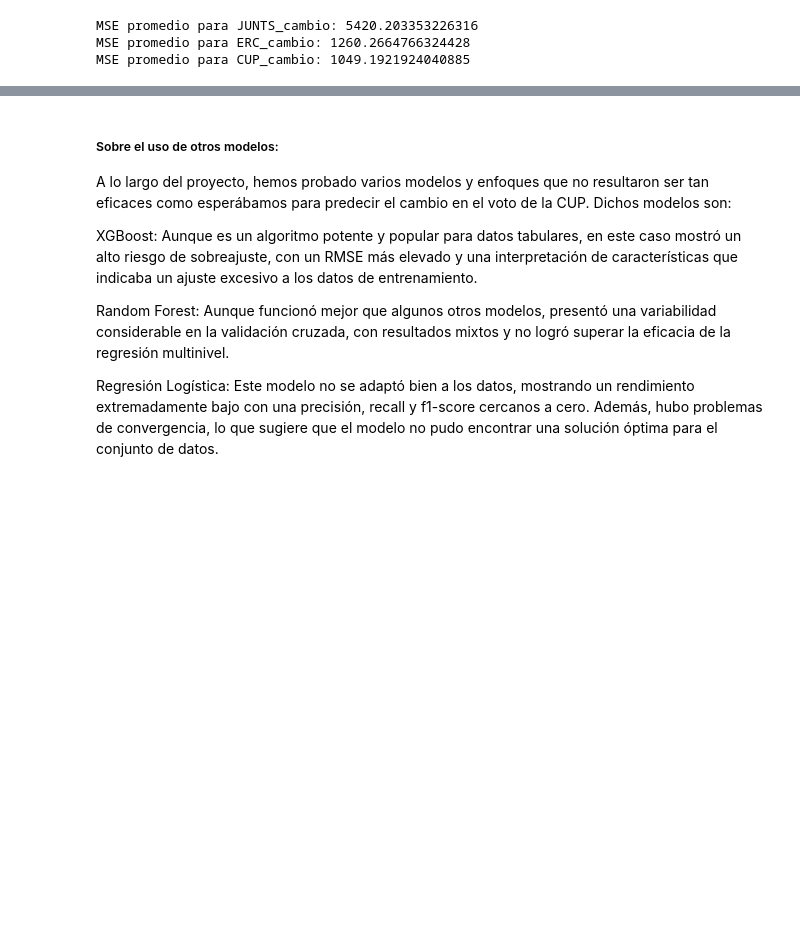
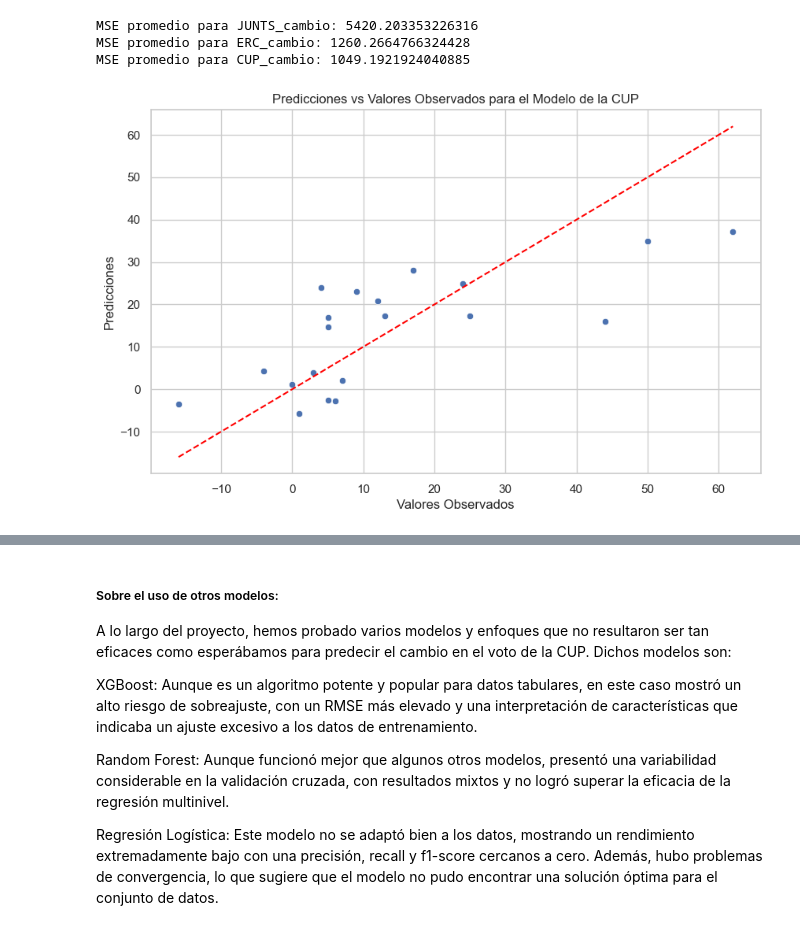
Before and after one commit to awfuentes76/Proyecto_final, a Jupyter notebook: Proyecto_final.ipynb, the cells around one changed output, grey strips where cells are left out. Saved outputs shown, nothing was run; the diff lists cells and outputs as text; code cells hidden in the pictures; blank space fills up the shorter version.

```diff
--- a/Proyecto_final.ipynb
+++ b/Proyecto_final.ipynb
@@ -791,6 +794,23 @@ print(f"MSE promedio para CUP_cambio: {mse_cup_mean}")
 MSE promedio para JUNTS_cambio: 5420.203353226316
 MSE promedio para ERC_cambio: 1260.2664766324428
 MSE promedio para CUP_cambio: 1049.1921924040885
+# %%
+predicciones = modelo_cup.fittedvalues
+
+
+# Agregar las predicciones al dataframe original
+df['predicciones_CUP'] = predicciones
+
+
+plt.figure(figsize=(10, 6))
+sns.scatterplot(x=df['CUP_cambio'], y=predicciones)
+plt.plot([min(df['CUP_cambio']), max(df['CUP_cambio'])], [min(df['CUP_cambio']), max(df['CUP_cambio'])], color='red', linestyle='--')
+plt.title('Predicciones vs Valores Observados para el Modelo de la CUP')
+plt.xlabel('Valores Observados')
+plt.ylabel('Predicciones')
+plt.show()
+# %% [output]
+[figure, added]
 # %% [markdown]
 ##### Interpretación de los Resultados:
 
```
Also changed, not shown: parts of 3 cells of this notebook, 2 other files.
